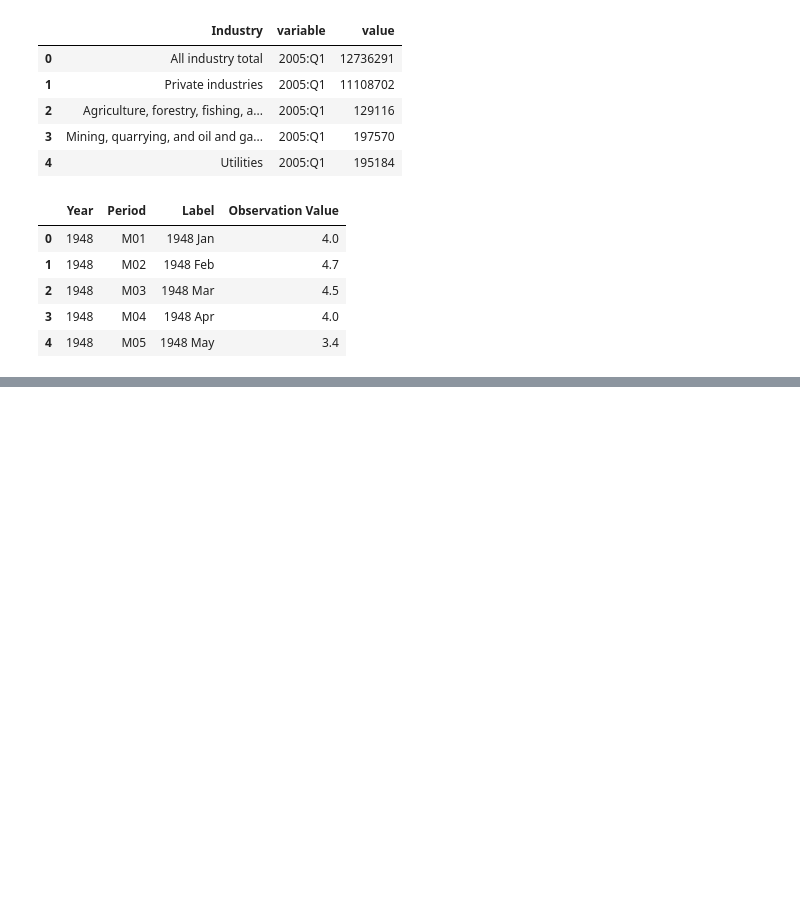
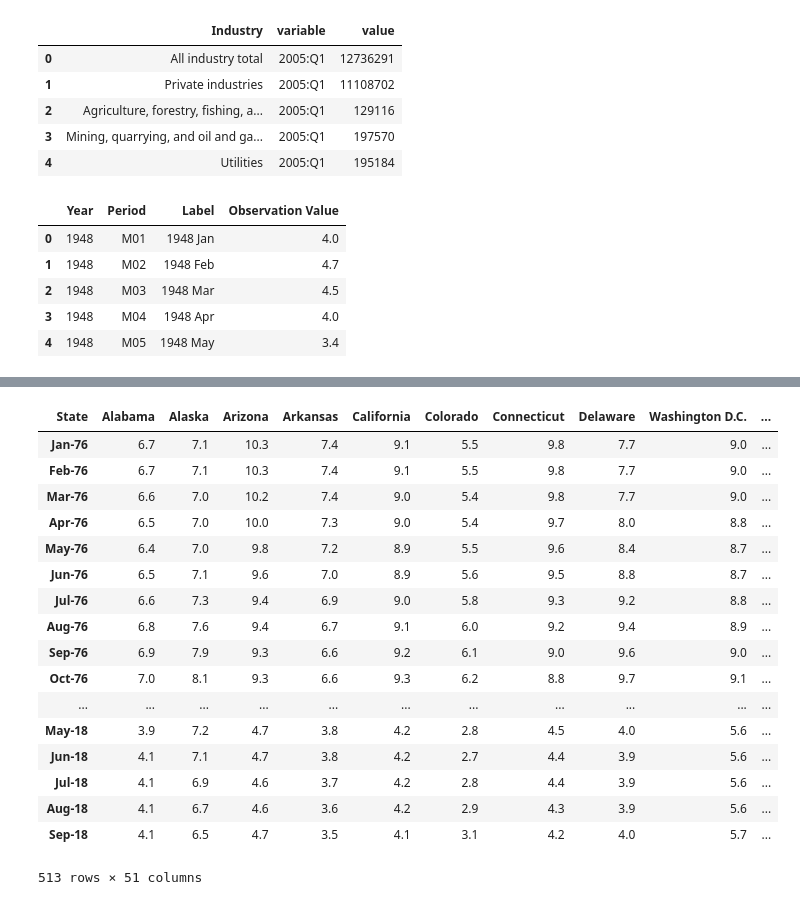
Before and after one commit to bowielh/Project2_Group1, a Jupyter notebook: file_formatter.ipynb, the cells around one changed output, grey strips where cells are left out. Cells and saved outputs as stored; diff of their text form; code cells hidden in the pictures; blank space fills up the shorter version.

```diff
--- a/file_formatter.ipynb
+++ b/file_formatter.ipynb
@@ -164,0 +233,23 @@ state_unemployment_melt.head()
+# %%
+newdf = state_unemployment.set_index("State")
+newdf2 = newdf.drop(columns = ["Series ID"]).transpose()
+newdf2
+# %% [output]
+| State | Alabama | Alaska | Arizona | Arkansas | California | Colorado | Connecticut | Delaware | Washington D.C. | ... |
+| Jan-76 | 6.7 | 7.1 | 10.3 | 7.4 | 9.1 | 5.5 | 9.8 | 7.7 | 9.0 | ... |
+| Feb-76 | 6.7 | 7.1 | 10.3 | 7.4 | 9.1 | 5.5 | 9.8 | 7.7 | 9.0 | ... |
+| Mar-76 | 6.6 | 7.0 | 10.2 | 7.4 | 9.0 | 5.4 | 9.8 | 7.7 | 9.0 | ... |
+| Apr-76 | 6.5 | 7.0 | 10.0 | 7.3 | 9.0 | 5.4 | 9.7 | 8.0 | 8.8 | ... |
+| May-76 | 6.4 | 7.0 | 9.8 | 7.2 | 8.9 | 5.5 | 9.6 | 8.4 | 8.7 | ... |
+| Jun-76 | 6.5 | 7.1 | 9.6 | 7.0 | 8.9 | 5.6 | 9.5 | 8.8 | 8.7 | ... |
+| Jul-76 | 6.6 | 7.3 | 9.4 | 6.9 | 9.0 | 5.8 | 9.3 | 9.2 | 8.8 | ... |
+| Aug-76 | 6.8 | 7.6 | 9.4 | 6.7 | 9.1 | 6.0 | 9.2 | 9.4 | 8.9 | ... |
+| Sep-76 | 6.9 | 7.9 | 9.3 | 6.6 | 9.2 | 6.1 | 9.0 | 9.6 | 9.0 | ... |
+| Oct-76 | 7.0 | 8.1 | 9.3 | 6.6 | 9.3 | 6.2 | 8.8 | 9.7 | 9.1 | ... |
+| ... | ... | ... | ... | ... | ... | ... | ... | ... | ... | ... |
+| May-18 | 3.9 | 7.2 | 4.7 | 3.8 | 4.2 | 2.8 | 4.5 | 4.0 | 5.6 | ... |
+| Jun-18 | 4.1 | 7.1 | 4.7 | 3.8 | 4.2 | 2.7 | 4.4 | 3.9 | 5.6 | ... |
+| Jul-18 | 4.1 | 6.9 | 4.6 | 3.7 | 4.2 | 2.8 | 4.4 | 3.9 | 5.6 | ... |
+| Aug-18 | 4.1 | 6.7 | 4.6 | 3.6 | 4.2 | 2.9 | 4.3 | 3.9 | 5.6 | ... |
+| Sep-18 | 4.1 | 6.5 | 4.7 | 3.5 | 4.1 | 3.1 | 4.2 | 4.0 | 5.7 | ... |
+513 rows × 51 columns
```
Also changed, not shown: parts of 16 cells of this notebook, 4 other files.
